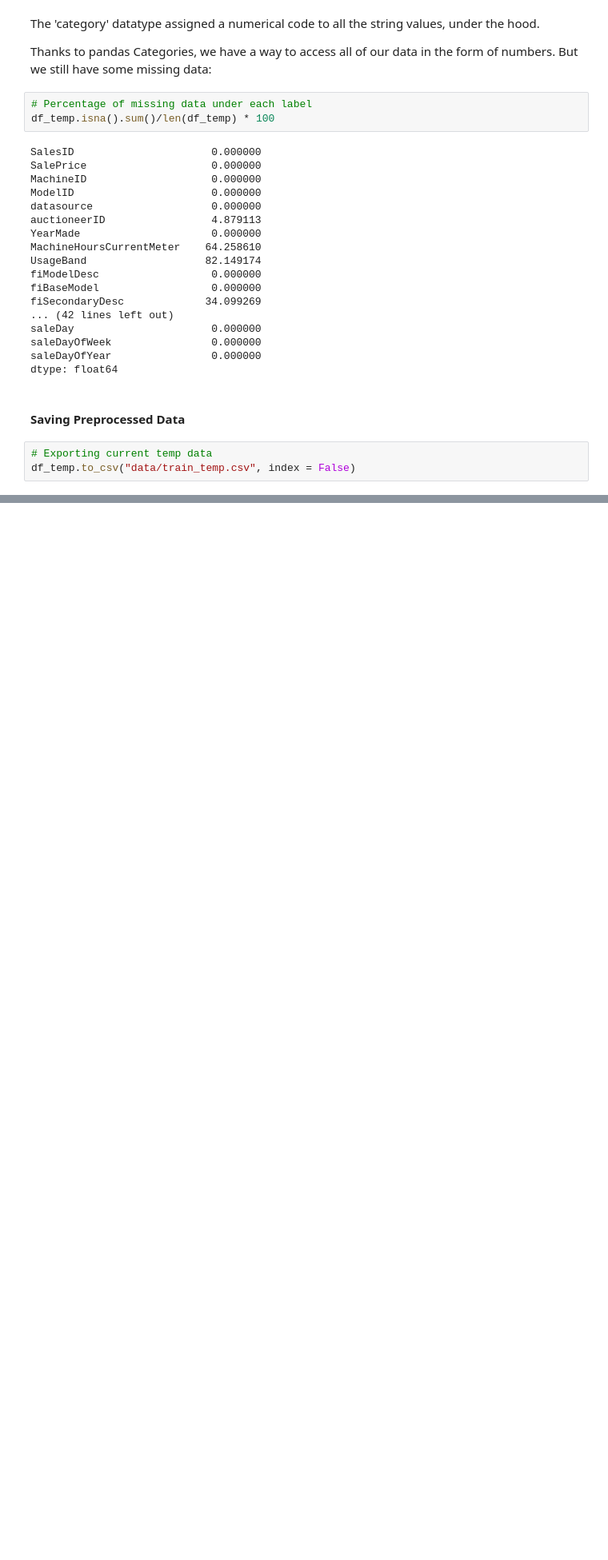
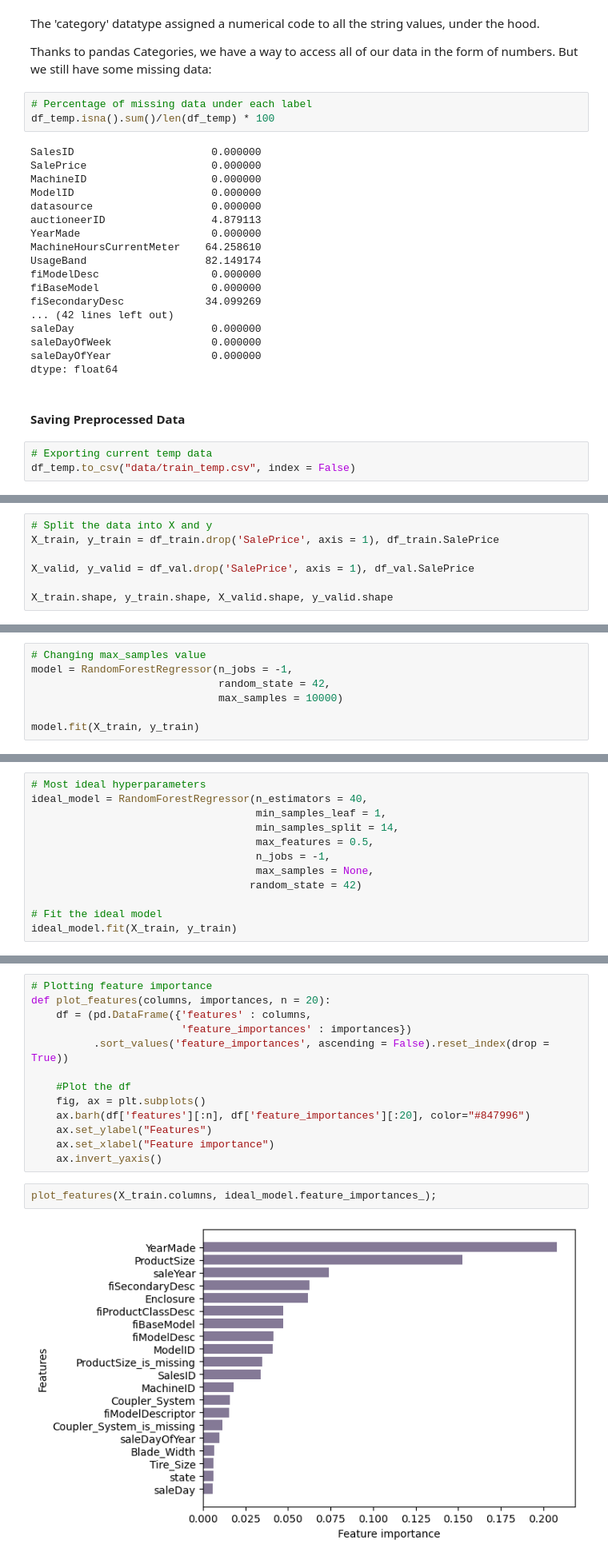
Before and after one commit to sarthaklambaa/Bulldozer-Price-Prediction, a Jupyter notebook: bulldozer-price-prediction.ipynb, the cells around one changed output, grey strips where cells are left out. Shown at 80% size. Saved outputs shown, nothing was run; the diff lists cells and outputs as text; blank space fills up the shorter version.

Commit message:
Bulldozer Price Prediction

```diff
--- a/bulldozer-price-prediction.ipynb
+++ b/bulldozer-price-prediction.ipynb
@@ -516,0 +729,7 @@ NameError: name 'data' is not defined
+# %%
+# Split the data into X and y
+X_train, y_train = df_train.drop('SalePrice', axis = 1), df_train.SalePrice
+
+X_valid, y_valid = df_val.drop('SalePrice', axis = 1), df_val.SalePrice
+
+X_train.shape, y_train.shape, X_valid.shape, y_valid.shape
@@ -516,0 +765,7 @@ NameError: name 'data' is not defined
+# %%
+# Changing max_samples value
+model = RandomForestRegressor(n_jobs = -1,
+                              random_state = 42,
+                              max_samples = 10000)
+
+model.fit(X_train, y_train)
@@ -516,0 +843,12 @@ NameError: name 'data' is not defined
+# %%
+# Most ideal hyperparameters
+ideal_model = RandomForestRegressor(n_estimators = 40,
+                                    min_samples_leaf = 1,
+                                    min_samples_split = 14,
+                                    max_features = 0.5,
+                                    n_jobs = -1,
+                                    max_samples = None,
+                                   random_state = 42)
+
+# Fit the ideal model
+ideal_model.fit(X_train, y_train)
@@ -516,0 +1027,17 @@ NameError: name 'data' is not defined
+# %%
+# Plotting feature importance
+def plot_features(columns, importances, n = 20):
+    df = (pd.DataFrame({'features' : columns,
+                        'feature_importances' : importances})
+          .sort_values('feature_importances', ascending = False).reset_index(drop = True))
+
+    #Plot the df
+    fig, ax = plt.subplots()
+    ax.barh(df['features'][:n], df['feature_importances'][:20], color="#847996")
+    ax.set_ylabel("Features")
+    ax.set_xlabel("Feature importance")
+    ax.invert_yaxis()
+# %%
+plot_features(X_train.columns, ideal_model.feature_importances_);
+# %% [output]
+[figure, added]
```
Also changed, not shown: parts of 59 cells of this notebook.
